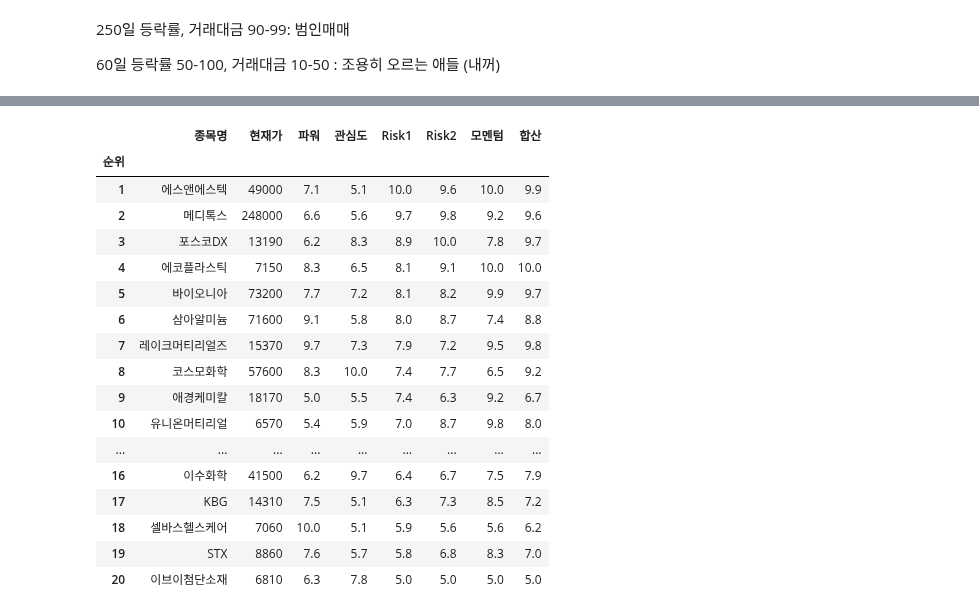
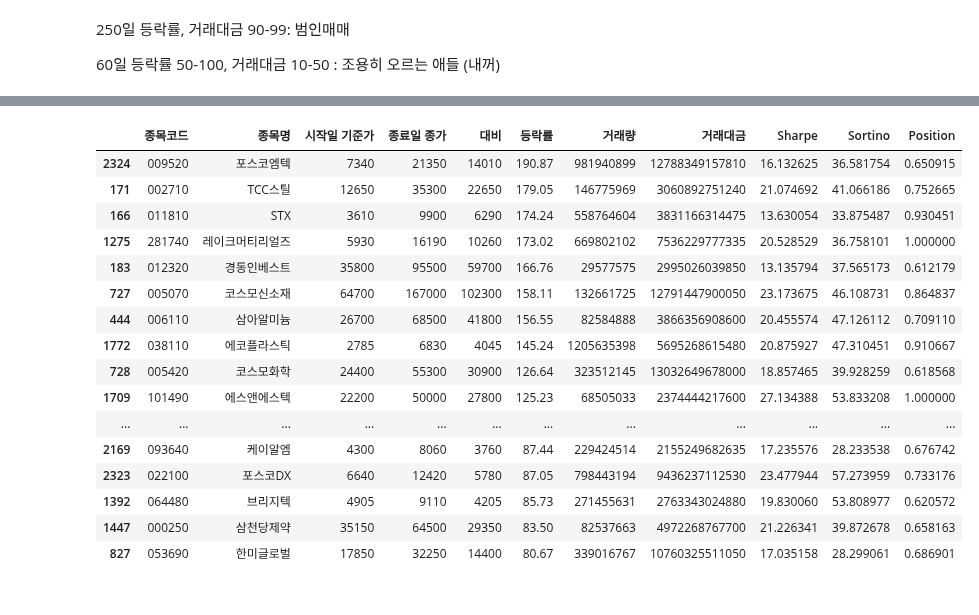
Before and after one commit to yeonghun00/stock-notes, a Jupyter notebook: useful/good_stocks.ipynb, the cells around one changed output, grey strips where cells are left out. Drawn from its saved outputs; the diff is of its cells as text; code cells hidden in the pictures.

```diff
--- a/useful/good_stocks.ipynb
+++ b/useful/good_stocks.ipynb
@@ -196,25 +173,23 @@ longer = 500
 # %%
 stocklist = StockList()
+t = stocklist.filtered_df
+t
+# %% [output]
+|  | 종목코드 | 종목명 | 시작일 기준가 | 종료일 종가 | 대비 | 등락률 | 거래량 | 거래대금 | Sharpe | Sortino | Position |
+| 2324 | 009520 | 포스코엠텍 | 7340 | 21350 | 14010 | 190.87 | 981940899 | 12788349157810 | 16.132625 | 36.581754 | 0.650915 |
+| 171 | 002710 | TCC스틸 | 12650 | 35300 | 22650 | 179.05 | 146775969 | 3060892751240 | 21.074692 | 41.066186 | 0.752665 |
+| 166 | 011810 | STX | 3610 | 9900 | 6290 | 174.24 | 558764604 | 3831166314475 | 13.630054 | 33.875487 | 0.930451 |
+| 1275 | 281740 | 레이크머티리얼즈 | 5930 | 16190 | 10260 | 173.02 | 669802102 | 7536229777335 | 20.528529 | 36.758101 | 1.000000 |
+| 183 | 012320 | 경동인베스트 | 35800 | 95500 | 59700 | 166.76 | 29577575 | 2995026039850 | 13.135794 | 37.565173 | 0.612179 |
+| 727 | 005070 | 코스모신소재 | 64700 | 167000 | 102300 | 158.11 | 132661725 | 12791447900050 | 23.173675 | 46.108731 | 0.864837 |
+| 444 | 006110 | 삼아알미늄 | 26700 | 68500 | 41800 | 156.55 | 82584888 | 3866356908600 | 20.455574 | 47.126112 | 0.709110 |
+| 1772 | 038110 | 에코플라스틱 | 2785 | 6830 | 4045 | 145.24 | 1205635398 | 5695268615480 | 20.875927 | 47.310451 | 0.910667 |
+| 728 | 005420 | 코스모화학 | 24400 | 55300 | 30900 | 126.64 | 323512145 | 13032649678000 | 18.857465 | 39.928259 | 0.618568 |
+| 1709 | 101490 | 에스앤에스텍 | 22200 | 50000 | 27800 | 125.23 | 68505033 | 2374444217600 | 27.134388 | 53.833208 | 1.000000 |
+| ... | ... | ... | ... | ... | ... | ... | ... | ... | ... | ... | ... |
+| 2169 | 093640 | 케이알엠 | 4300 | 8060 | 3760 | 87.44 | 229424514 | 2155249682635 | 17.235576 | 28.233538 | 0.676742 |
+| 2323 | 022100 | 포스코DX | 6640 | 12420 | 5780 | 87.05 | 798443194 | 9436237112530 | 23.477944 | 57.273959 | 0.733176 |
+| 1392 | 064480 | 브리지텍 | 4905 | 9110 | 4205 | 85.73 | 271455631 | 2763343024880 | 19.830060 | 53.808977 | 0.620572 |
+| 1447 | 000250 | 삼천당제약 | 35150 | 64500 | 29350 | 83.50 | 82537663 | 4972268767700 | 21.226341 | 39.872678 | 0.658163 |
+| 827 | 053690 | 한미글로벌 | 17850 | 32250 | 14400 | 80.67 | 339016767 | 10760325511050 | 17.035158 | 28.299061 | 0.686901 |
-# %%
-t = stocklist.result_df
-t
-# %% [output]
-|  | 종목명 | 현재가 | 파워 | 관심도 | Risk1 | Risk2 | 모멘텀 | 합산 |
-| 순위 |  |  |  |  |  |  |  |  |
-| 1 | 에스앤에스텍 | 49000 | 7.1 | 5.1 | 10.0 | 9.6 | 10.0 | 9.9 |
-| 2 | 메디톡스 | 248000 | 6.6 | 5.6 | 9.7 | 9.8 | 9.2 | 9.6 |
-| 3 | 포스코DX | 13190 | 6.2 | 8.3 | 8.9 | 10.0 | 7.8 | 9.7 |
-| 4 | 에코플라스틱 | 7150 | 8.3 | 6.5 | 8.1 | 9.1 | 10.0 | 10.0 |
-| 5 | 바이오니아 | 73200 | 7.7 | 7.2 | 8.1 | 8.2 | 9.9 | 9.7 |
-| 6 | 삼아알미늄 | 71600 | 9.1 | 5.8 | 8.0 | 8.7 | 7.4 | 8.8 |
-| 7 | 레이크머티리얼즈 | 15370 | 9.7 | 7.3 | 7.9 | 7.2 | 9.5 | 9.8 |
-| 8 | 코스모화학 | 57600 | 8.3 | 10.0 | 7.4 | 7.7 | 6.5 | 9.2 |
-| 9 | 애경케미칼 | 18170 | 5.0 | 5.5 | 7.4 | 6.3 | 9.2 | 6.7 |
-| 10 | 유니온머티리얼 | 6570 | 5.4 | 5.9 | 7.0 | 8.7 | 9.8 | 8.0 |
-| ... | ... | ... | ... | ... | ... | ... | ... | ... |
-| 16 | 이수화학 | 41500 | 6.2 | 9.7 | 6.4 | 6.7 | 7.5 | 7.9 |
-| 17 | KBG | 14310 | 7.5 | 5.1 | 6.3 | 7.3 | 8.5 | 7.2 |
-| 18 | 셀바스헬스케어 | 7060 | 10.0 | 5.1 | 5.9 | 5.6 | 5.6 | 6.2 |
-| 19 | STX | 8860 | 7.6 | 5.7 | 5.8 | 6.8 | 8.3 | 7.0 |
-| 20 | 이브이첨단소재 | 6810 | 6.3 | 7.8 | 5.0 | 5.0 | 5.0 | 5.0 |
 # %%
```
Also changed, not shown: parts of 12 cells of this notebook.
